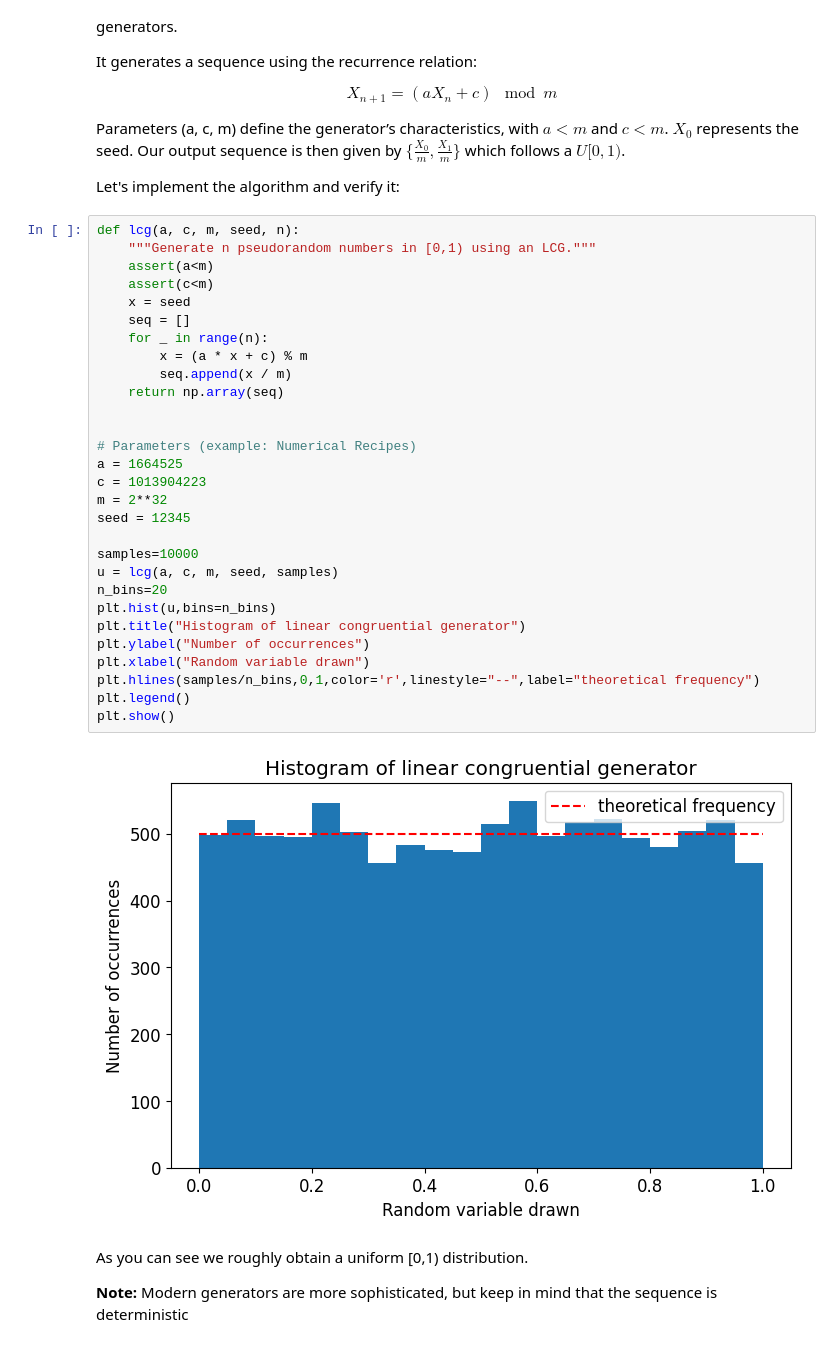
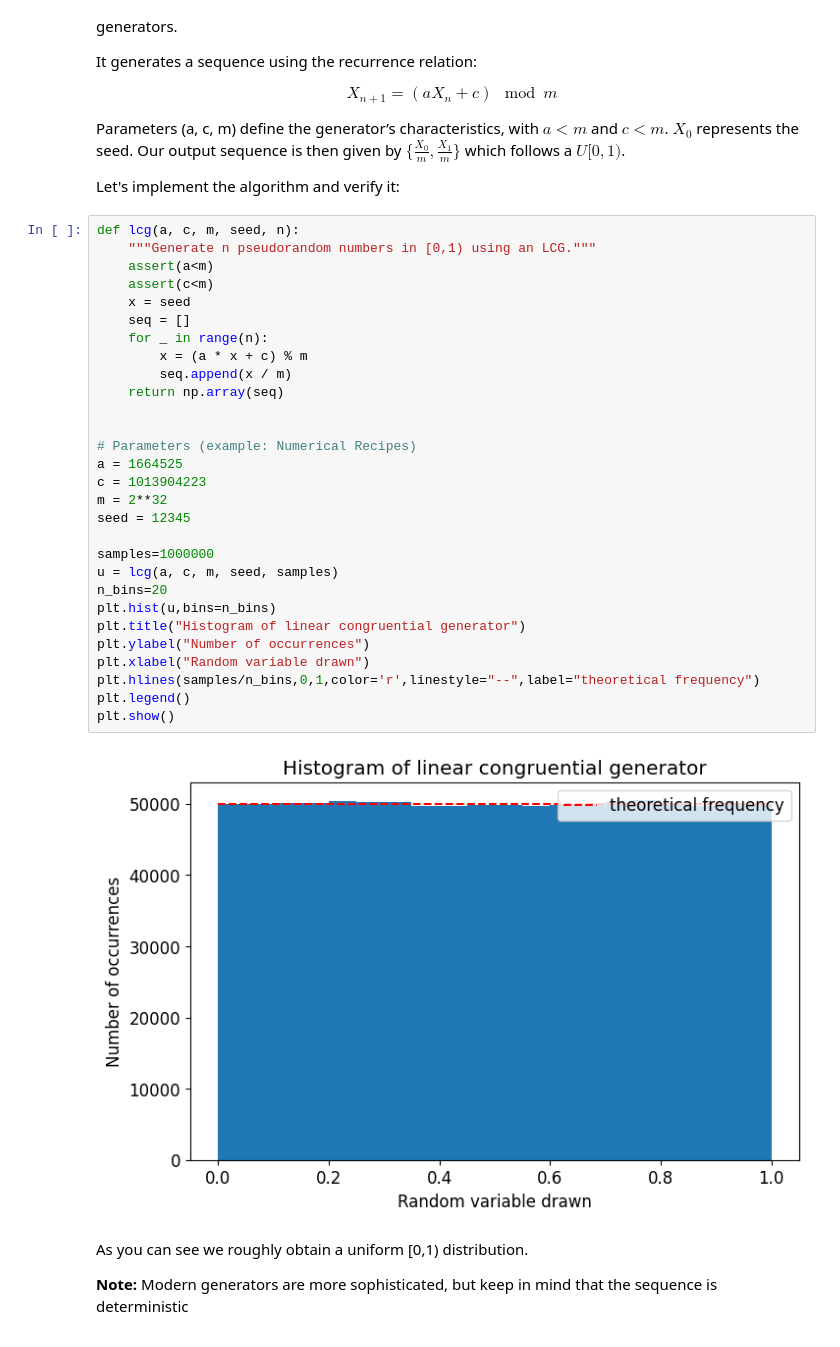
Before and after one commit to JackJacquier/python-for-finance, a Jupyter notebook: Session-3-Financial Computing/Financial Computing - Monte Carlo Basics.ipynb, the cells around one changed output. Cells and saved outputs as stored; diff of their text form.

```diff
--- a/Session-3-Financial Computing/Financial Computing - Monte Carlo Basics.ipynb
+++ b/Session-3-Financial Computing/Financial Computing - Monte Carlo Basics.ipynb
@@ -51,34 +51,34 @@ Let's implement the algorithm and verify it:
 # %%
 def lcg(a, c, m, seed, n):
     """Generate n pseudorandom numbers in [0,1) using an LCG."""
     assert(a<m)
     assert(c<m)
     x = seed
     seq = []
     for _ in range(n):
         x = (a * x + c) % m
         seq.append(x / m)
     return np.array(seq)
 
 
 # Parameters (example: Numerical Recipes)
 a = 1664525
 c = 1013904223
 m = 2**32
 seed = 12345
 
-samples=10000
+samples=1000000
 u = lcg(a, c, m, seed, samples)
 n_bins=20
 plt.hist(u,bins=n_bins)
 plt.title("Histogram of linear congruential generator")
 plt.ylabel("Number of occurrences")
 plt.xlabel("Random variable drawn")
 plt.hlines(samples/n_bins,0,1,color='r',linestyle="--",label="theoretical frequency")
 plt.legend()
 plt.show()
 # %% [output]
-[figure, old version]
+[figure, new version]
 # %% [markdown]
 As you can see we roughly obtain a uniform [0,1) distribution.
 
```
Also changed, not shown: parts of 18 cells of this notebook.
